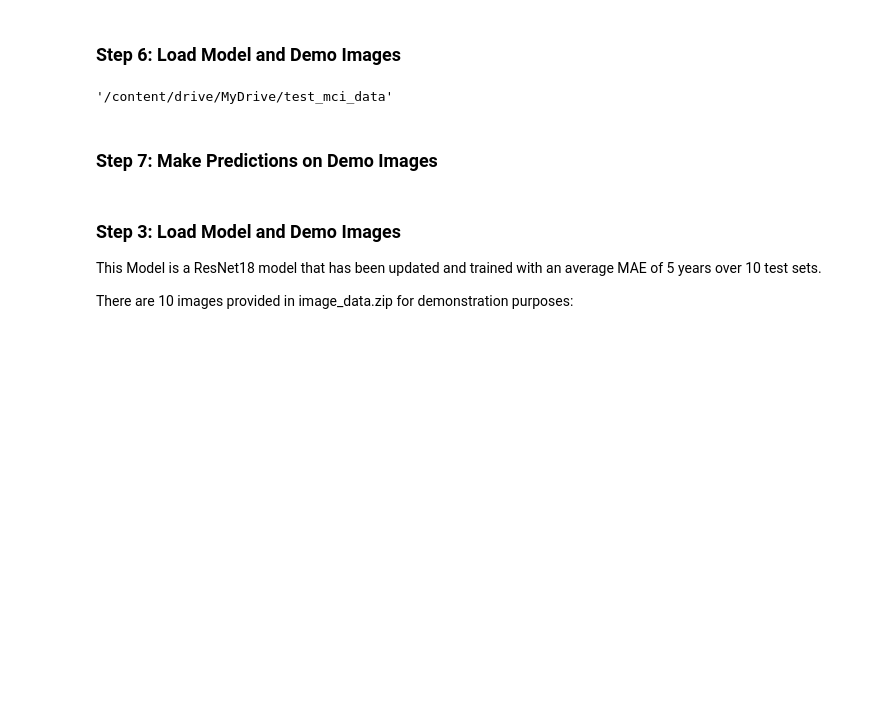
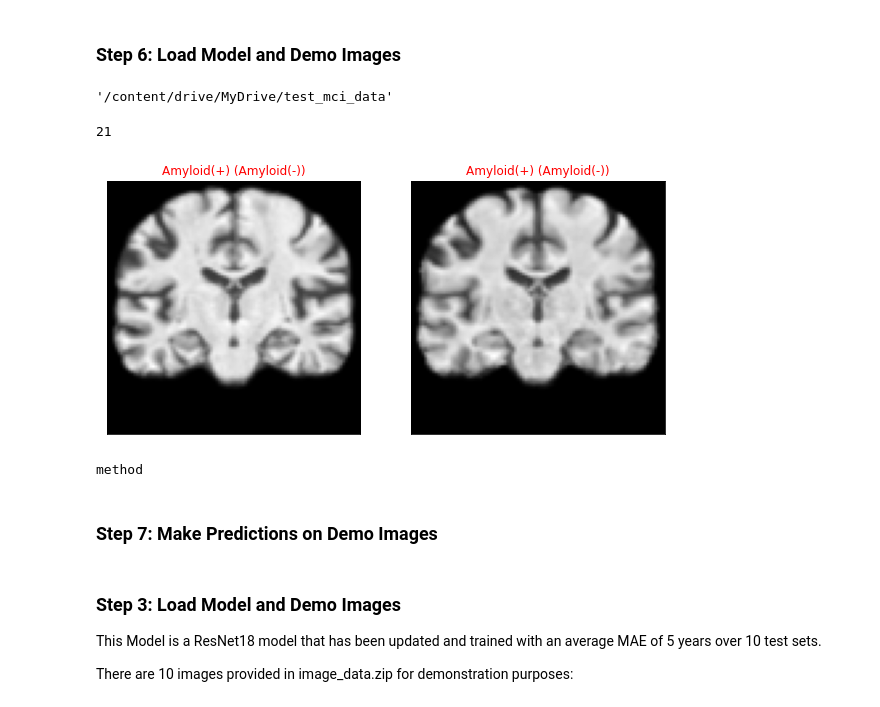
Before and after one commit to petre001/PET_Biomarkers, a Jupyter notebook: main.ipynb, the cells around one changed output. Drawn from its saved outputs; the diff is of its cells as text; code cells hidden in the pictures; blank space fills up the shorter version.

```diff
--- a/main.ipynb
+++ b/main.ipynb
@@ -291,12 +296,44 @@ Training complete. Best validation set accuracy was 0.7142857142857142
 # load demo images
 # Create a list of demo_images and demo_labels
 df = pd.read_csv('MCI_labels.csv')
-images = df.iloc[171:191,0].to_list()
+images = df.iloc[171:192,0].to_list()
 images = [i+'.npy' for i in images]
-labels = df.iloc[:,10].to_list()
+labels = df.iloc[171:192,10].to_list()
+# %%
+np.size(images)
+# %% [output]
+21
 # %%
 # load model
 model2 = torch.load('models/3d_classification_model.pth')
+# %%
+# Display a batch of predictions
+
+model = model.to(device) # Send model to GPU if available
+with torch.no_grad():
+    model.eval()
+    # Get a batch of validation images
+    images, labels = iter(val_loader).next()
+    images, labels = images.to(device), labels.to(device)
+    # Get predictions
+    _,preds = torch.max(model(images), 1)
+    preds = np.squeeze(preds.cpu().numpy())
+    labels = labels.cpu().numpy()
+
+# plot the images in the batch, along with the corresponding labels
+fig = plt.figure(figsize=(10, 10))
+for idx in range(batch_size):
+    ax = fig.add_subplot(1, batch_size, idx+1, xticks=[], yticks=[])
+    #ax.imshow(np.rot90(im[:,0,40,:,:][idx]), cmap='gray')
+    ax.imshow(images[:,0,:,:,47][idx], cmap='gray')
+    ax.set_title("{} ({})".format(idx_to_class[preds[idx]], idx_to_class[labels[idx]]),
+                color=("green" if preds[idx]==labels[idx] else "red"))
+# %% [output]
+[figure, added]
+# %%
+type(model2)
+# %% [output]
+method
 # %% [markdown]
 ### Step 7: Make Predictions on Demo Images
 # %% [markdown]
```
Also changed, not shown: parts of 8 cells of this notebook.
